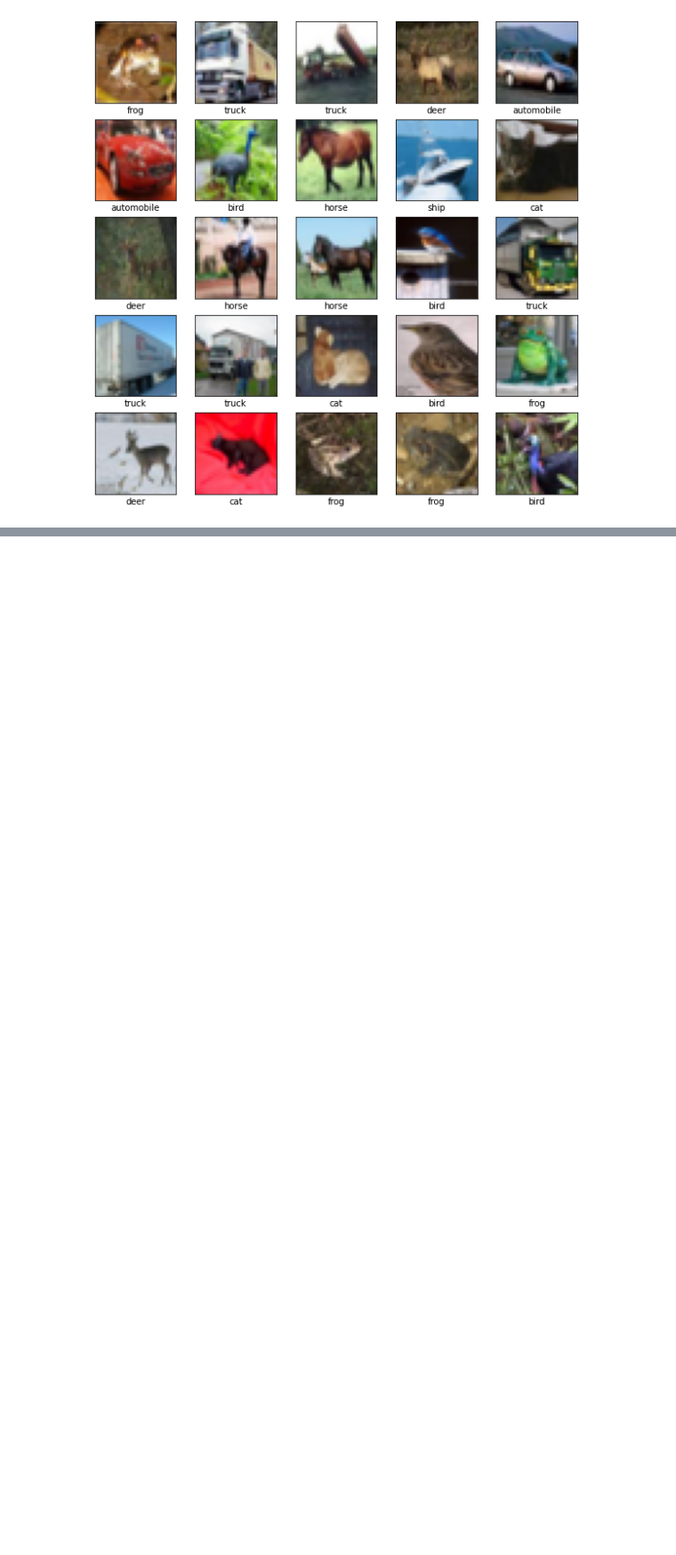
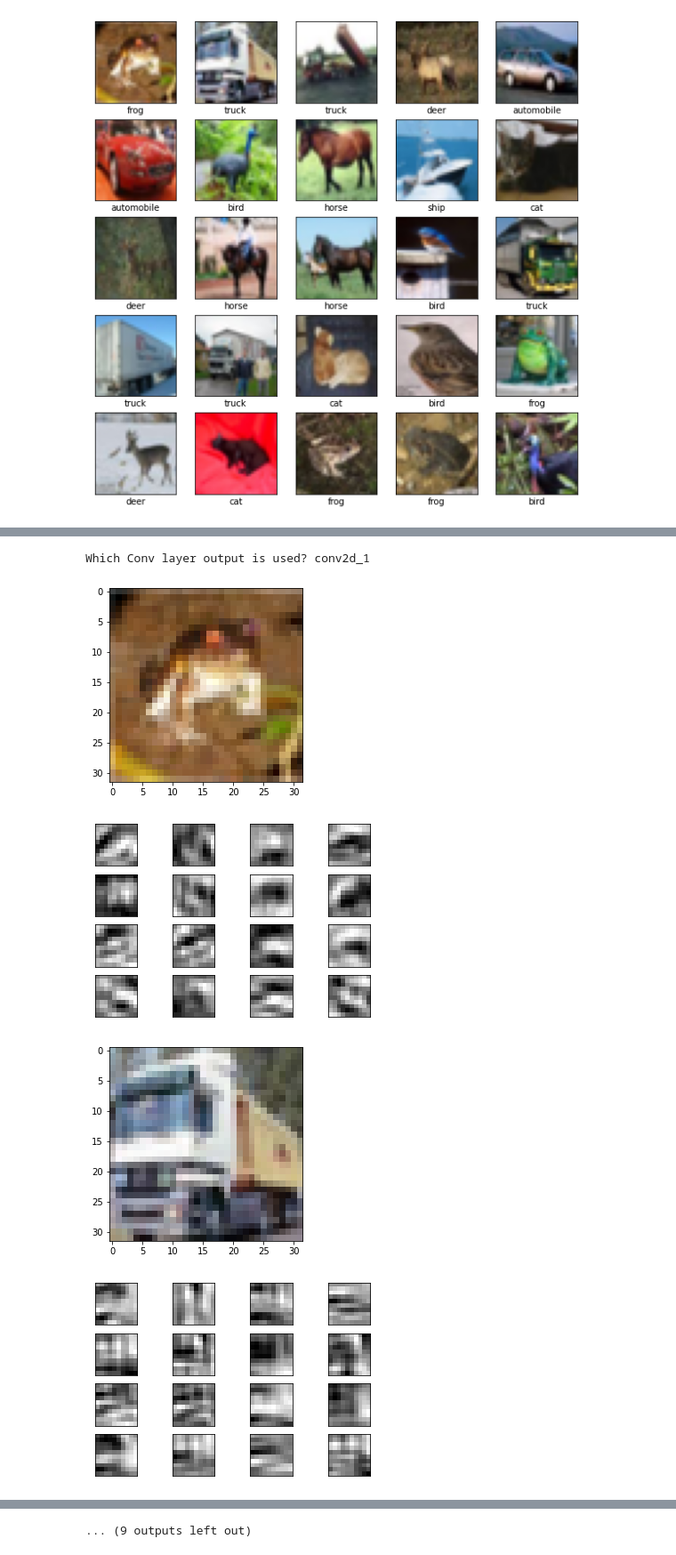
Before and after one commit to Rhitabrat/deep-learning-CS510, a Jupyter notebook: hw2/main.ipynb, the cells around one changed output, grey strips where cells are left out. Shown at 89% size. Saved outputs shown, nothing was run; the diff lists cells and outputs as text; code cells hidden in the pictures; blank space fills up the shorter version.

```diff
--- a/hw2/main.ipynb
+++ b/hw2/main.ipynb
@@ -60,0 +225,9 @@ loss = [tf.keras.losses.MeanSquaredError(name="MSE"),
+# %%
+model_2.compile(optimizer=tf.keras.optimizers.Adam(learning_rate=learning_rate),
+              loss=loss,
+              metrics=['accuracy'])
+
+history = model_2.fit(train_images,
+                    train_labels,
+                    epochs=20,
+                    validation_data=(test_images, test_labels))
@@ -60,0 +252,41 @@ loss = [tf.keras.losses.MeanSquaredError(name="MSE"),
+# %%
+# images
+from matplotlib import pyplot
+
+successive_outputs = [layer.output for layer in model_2.layers[0:]]
+visualization_model = tf.keras.models.Model(inputs = model_2.input, outputs = successive_outputs)
+
+layer_names = [layer.name for layer in model_2.layers]
+layer_name = layer_names[2]
+print("Which Conv layer output is used?", layer_name)
+
+for x in ten_images:
+
+    plt.imshow(x)
+    plt.show()
+
+    x = x.reshape((1,) + x.shape)
+
+    x /= 255.0
+
+    successive_feature_maps = visualization_model.predict(x)
+    feature_map = successive_feature_maps[2]
+
+    square = 4
+
+    ix = 1
+    for _ in range(square):
+        for _ in range(square):
+            ax = pyplot.subplot(square, square, ix)
+            ax.set_xticks([])
+            ax.set_yticks([])
+            ax.imshow(feature_map[0, :, :, ix-1], cmap='gray')
+            ix += 1
+
+    pyplot.show()
+# %% [output]
+Which Conv layer output is used? conv2d_1
+[figure, added]
+[figure, added]
+[figure, added]
+[figure, added]
@@ -60,0 +300 @@ loss = [tf.keras.losses.MeanSquaredError(name="MSE"),
+... (9 outputs left out)
```
Also changed, not shown: parts of 46 cells of this notebook.
